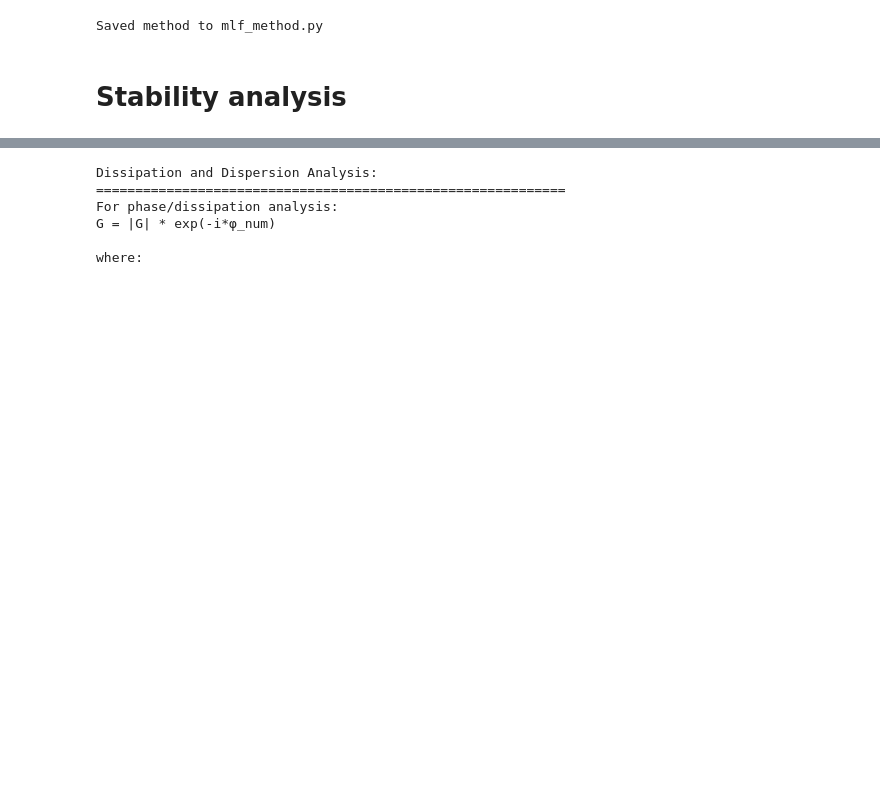
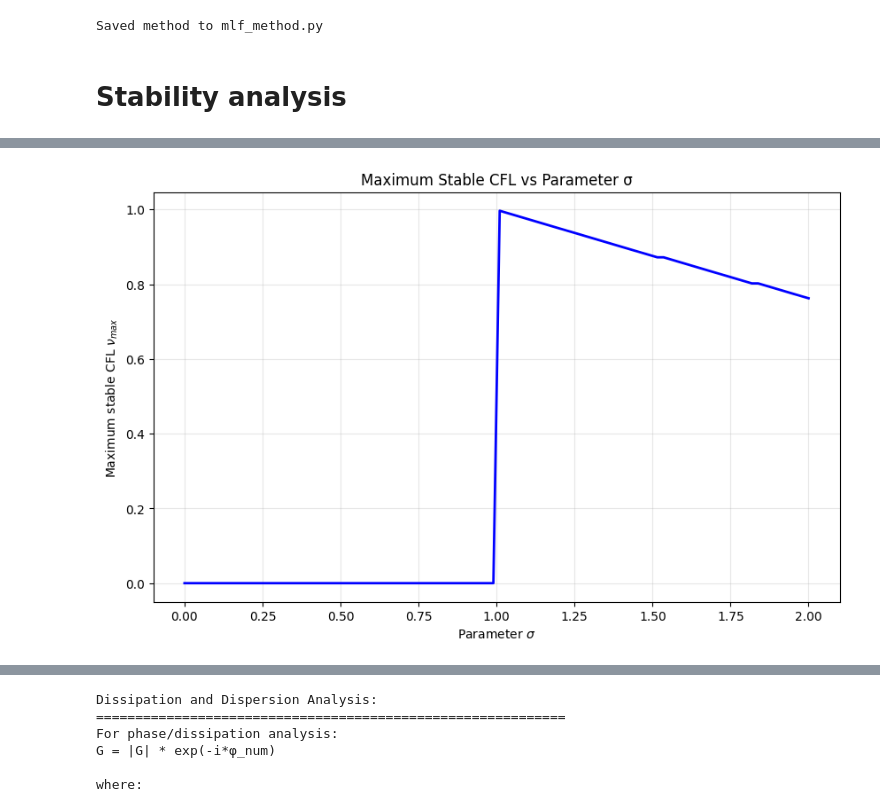
Before and after one commit to ukolov-ivan/mipt-vkr, a Jupyter notebook: src/sym.ipynb, the cells around one changed output, grey strips where cells are left out. Drawn from its saved outputs; the diff is of its cells as text; code cells hidden in the pictures; blank space fills up the shorter version.

```diff
--- a/src/sym.ipynb
+++ b/src/sym.ipynb
@@ -494,0 +561,4 @@ plot_dissipation_dispersion(sigma_value=0.5, cfl_values=(0.3, 0.5, 0.7, 0.9))
+# %%
+plot_max_cfl_vs_sigma()
+# %% [output]
+[figure, added]
```
Also changed, not shown: parts of 10 cells of this notebook.
